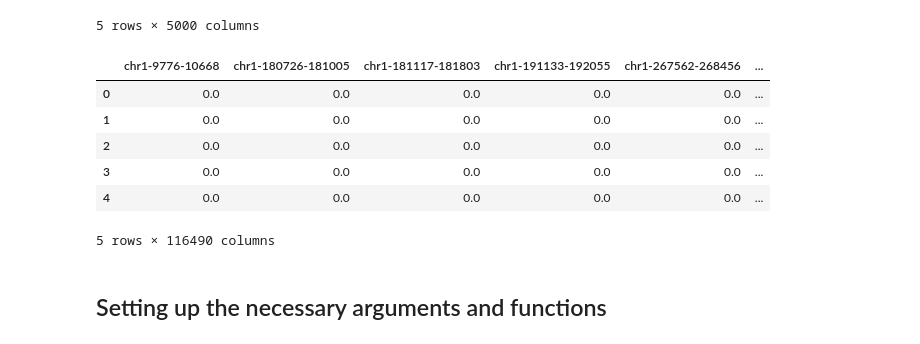
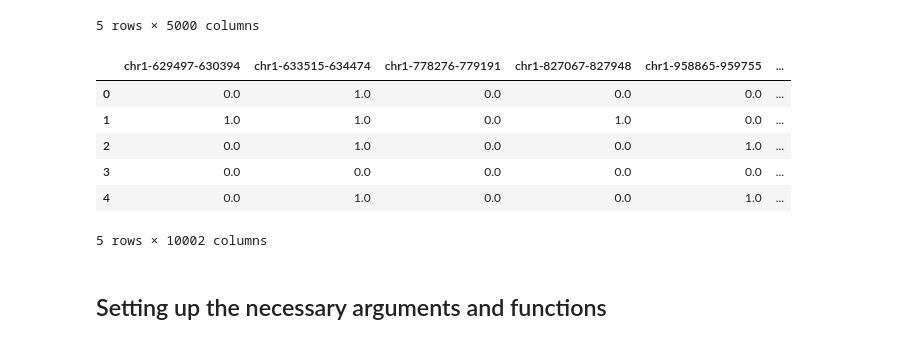
Before and after one commit to sifrimlab/Restricted-Kernel-Machines, a Jupyter notebook: RKM_Multiomics.ipynb, the cells around one changed output. Drawn from its saved outputs; the diff is of its cells as text; code cells hidden in the pictures.

Commit message:
Added episcanpy
Select ~10% highly variable ATAC regions for model training

```diff
--- a/RKM_Multiomics.ipynb
+++ b/RKM_Multiomics.ipynb
@@ -74,17 +75,18 @@ rna.head() # 42492 x 5000
 | 4 | 0.0 | 0.0 | 0.0 | 0.0 | 0.000000 | 0.0 | 0.0 | 0.0 | 0.0 | 0.0 | ... | ... |
 5 rows × 5000 columns
 # %%
+epi.pp.select_var_feature(data2, nb_features=10000, show=False) # Inplace select 10000 variable regions
 atac = pd.DataFrame.sparse.from_spmatrix(data2.X)
 atac.columns = data2.var.index
-atac.head() # 42492 x 116490
+atac.head() # 42492 x 10002
 # %% [output]
-|  | chr1-9776-10668 | chr1-180726-181005 | chr1-181117-181803 | chr1-191133-192055 | chr1-267562-268456 | ... |
-| 0 | 0.0 | 0.0 | 0.0 | 0.0 | 0.0 | ... |
-| 1 | 0.0 | 0.0 | 0.0 | 0.0 | 0.0 | ... |
-| 2 | 0.0 | 0.0 | 0.0 | 0.0 | 0.0 | ... |
+|  | chr1-629497-630394 | chr1-633515-634474 | chr1-778276-779191 | chr1-827067-827948 | chr1-958865-959755 | ... |
+| 0 | 0.0 | 1.0 | 0.0 | 0.0 | 0.0 | ... |
+| 1 | 1.0 | 1.0 | 0.0 | 1.0 | 0.0 | ... |
+| 2 | 0.0 | 1.0 | 0.0 | 0.0 | 1.0 | ... |
 | 3 | 0.0 | 0.0 | 0.0 | 0.0 | 0.0 | ... |
-| 4 | 0.0 | 0.0 | 0.0 | 0.0 | 0.0 | ... |
+| 4 | 0.0 | 1.0 | 0.0 | 0.0 | 1.0 | ... |
-5 rows × 116490 columns
+5 rows × 10002 columns
 # %% [markdown]
 ## Setting up the necessary arguments and functions
 # %%
```
Also changed, not shown: parts of 4 cells of this notebook.
